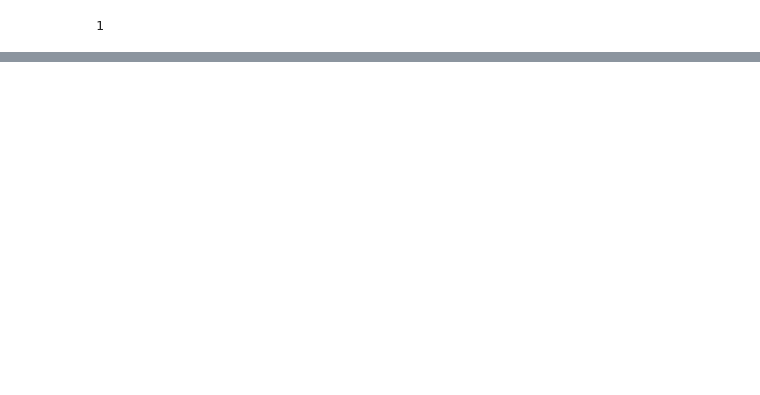
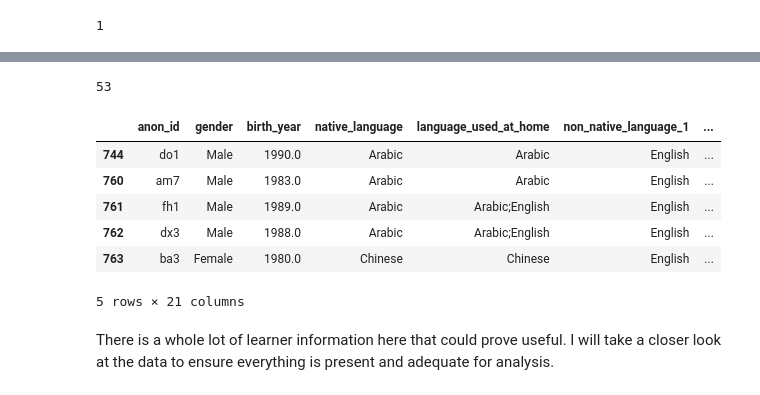
Before and after one commit to Data-Science-for-Linguists-2023/Morpheme-Acquisition-Analysis, a Jupyter notebook: notebooks/data_curation_cont.ipynb, the cells around one changed output, grey strips where cells are left out. Saved outputs shown, nothing was run; the diff lists cells and outputs as text; code cells hidden in the pictures; blank space fills up the shorter version.

```diff
--- a/notebooks/data_curation_cont.ipynb
+++ b/notebooks/data_curation_cont.ipynb
@@ -271,0 +72,5 @@ BELC contains data from Spanish and Catalan speakers. Let's import more data fro
+# %%
+# setting path
+path = '../data/SLABank/Vercellotti'
+
+Verce = pylangacq.read_chat(path) # creating a reader object
@@ -271,0 +221,8 @@ BELC contains data from Spanish and Catalan speakers. Let's import more data fro
+# %%
+# reading specifc columns of csv for id mapping
+id_map = pd.read_csv("../data/pelic-user-mapping.csv", usecols= ['user_id', 'anon_id'])
+# filtering dataframe to only contain the ids in the Vercelloti corpus
+id_map = id_map.rename(columns={'user_id':'Participant'})
+print(len(id_map))
+print(id_map.info())
+id_map.head()
@@ -271,0 +247,5 @@ BELC contains data from Spanish and Catalan speakers. Let's import more data fro
+# %%
+# filtering the data to only include learners we need
+id_map['Participant']= id_map['Participant'].astype(str)
+id_map = id_map[id_map['Participant'].isin(Vercorpus['Participant'])]
+id_map.head()
@@ -271,0 +259,18 @@ BELC contains data from Spanish and Catalan speakers. Let's import more data fro
+# %%
+# importing student information from publicly available PELIC data
+student_info = pd.read_csv("../data/student_information_speech.csv")
+# filtering
+student_info = student_info[student_info['anon_id'].isin(id_map['anon_id'])]
+print(len(student_info))
+student_info.head()
+# %% [output]
+53
+|  | anon_id | gender | birth_year | native_language | language_used_at_home | non_native_language_1 | ... |
+| 744 | do1 | Male | 1990.0 | Arabic | Arabic | English | ... |
+| 760 | am7 | Male | 1983.0 | Arabic | Arabic | English | ... |
+| 761 | fh1 | Male | 1989.0 | Arabic | Arabic;English | English | ... |
+| 762 | dx3 | Male | 1988.0 | Arabic | Arabic;English | English | ... |
+| 763 | ba3 | Female | 1980.0 | Chinese | Chinese | English | ... |
+5 rows × 21 columns
+# %% [markdown]
+There is a whole lot of learner information here that could prove useful. I will take a closer look at the data to ensure everything is present and adequate for analysis.
```
Also changed, not shown: parts of 50 cells of this notebook.
